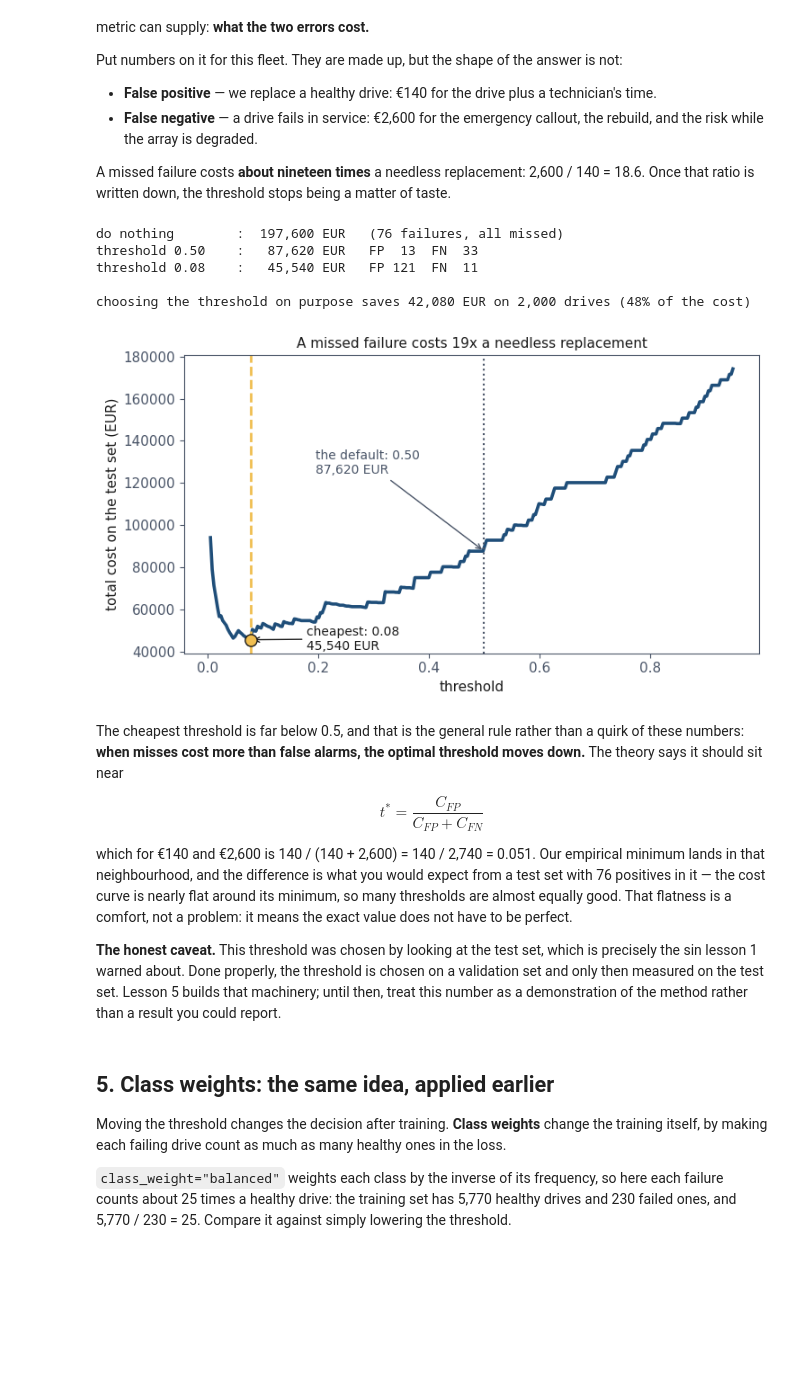
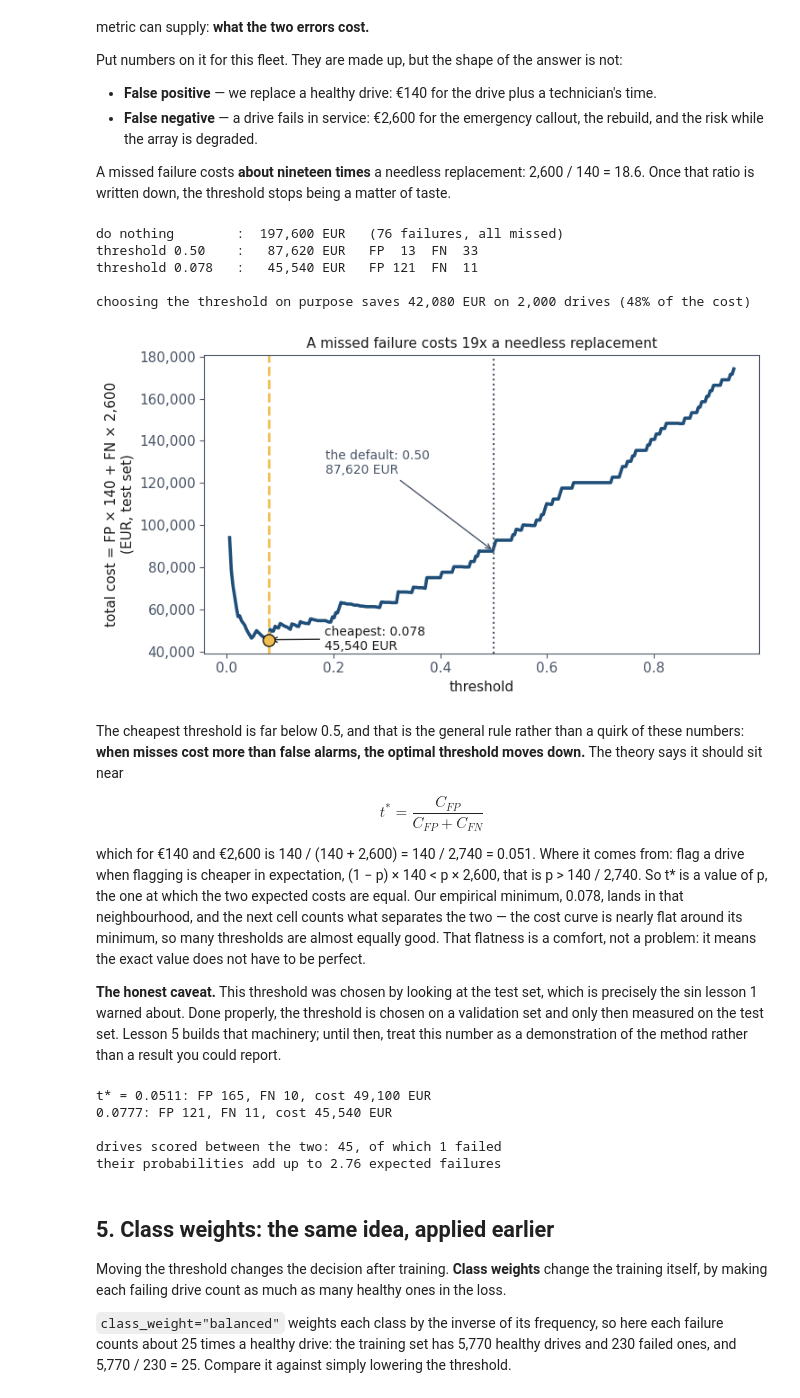
Before and after one commit to fabioantonini/technologies-for-artificial-intelligence, a Jupyter notebook: Lessons/04_classification_and_metrics/Notebooks/03_roc_thresholds_and_imbalance.ipynb, the cells around one changed output. Drawn from its saved outputs; the diff is of its cells as text; code cells hidden in the pictures; blank space fills up the shorter version.

```diff
--- a/Lessons/04_classification_and_metrics/Notebooks/03_roc_thresholds_and_imbalance.ipynb
+++ b/Lessons/04_classification_and_metrics/Notebooks/03_roc_thresholds_and_imbalance.ipynb
@@ -310,14 +310,19 @@ for target_rate in (0.038, 0.010, 0.004):
     labels, scores = fleet_at_rate(target_rate)
     flagged = (scores >= 0.5).astype(int)
     rows.append({
+        "drives": len(labels),
         "positive rate": labels.mean(),
         "failures": int(labels.sum()),
+        "TP @0.5": int(flagged[labels == 1].sum()),
+        "FP @0.5": int(flagged[labels == 0].sum()),
         "AUC": roc_auc_score(labels, scores),
         "avg precision": average_precision_score(labels, scores),
         "precision @0.5": precision_score(labels, flagged, zero_division=0),
         "recall @0.5": recall_score(labels, flagged),
     })
 
+print(f"generated {len(y_big):,} drives; every one of the {len(healthy_index):,} "
+      "healthy drives is kept, only failures are thinned\n")
 print(pd.DataFrame(rows).to_string(index=False,
                                    float_format=lambda v: f"{v:.4f}"))
 # %% [output]
@@ -365,7 +382,7 @@ for target_rate, colour in ((0.038, BLUE), (0.010, TEAL), (0.004, RUST)):
 
     p, r, _ = precision_recall_curve(labels, scores)
     axes[1].plot(r, p, lw=2.4, color=colour,
-                 label=f"{labels.mean():.1%} positive, AP {average_precision_score(labels, scores):.3f}")
+                 label=f"{labels.mean():.1%} positive, average precision (AP) {average_precision_score(labels, scores):.3f}")
 
 axes[0].plot([0, 1], [0, 1], ls="--", lw=1.4, color=SLATE)
 axes[0].set_xlabel("false positive rate"); axes[0].set_ylabel("true positive rate")
@@ -428,7 +445,7 @@ nothing_cost = int(y_test.sum()) * COST_FALSE_NEGATIVE
 print(f"do nothing        : {nothing_cost:>8,} EUR   "
       f"({int(y_test.sum())} failures, all missed)")
 print(f"threshold 0.50    : {default_cost:>8,} EUR   FP {fp:>3}  FN {fn:>3}")
-print(f"threshold {best_threshold:.2f}    : {total_cost.min():>8,} EUR   "
+print(f"threshold {best_threshold:.3f}   : {total_cost.min():>8,} EUR   "
       f"FP {fp_b:>3}  FN {fn_b:>3}")
 print(f"\nchoosing the threshold on purpose saves "
       f"{default_cost - total_cost.min():,} EUR on 2,000 drives "
@@ -436,34 +453,35 @@ print(f"\nchoosing the threshold on purpose saves "
 # %% [output]
 do nothing        :  197,600 EUR   (76 failures, all missed)
 threshold 0.50    :   87,620 EUR   FP  13  FN  33
-threshold 0.08    :   45,540 EUR   FP 121  FN  11
+threshold 0.078   :   45,540 EUR   FP 121  FN  11
 
 choosing the threshold on purpose saves 42,080 EUR on 2,000 drives (48% of the cost)
 # %%
 fig, ax = plt.subplots(figsize=(7.6, 4.3))
 ax.plot(grid, total_cost, lw=2.6, color=BLUE)
 ax.axvline(best_threshold, color=GOLD, ls="--", lw=2)
 ax.axvline(0.5, color=SLATE, ls=":", lw=1.5)
 ax.scatter([best_threshold], [total_cost.min()], s=90, color=GOLD,
            edgecolor=INK, zorder=5)
-ax.annotate(f"cheapest: {best_threshold:.2f}\n{total_cost.min():,} EUR",
+ax.annotate(f"cheapest: {best_threshold:.3f}\n{total_cost.min():,} EUR",
             (best_threshold, total_cost.min()), textcoords="offset points",
             xytext=(45, -8), fontsize=10,
             arrowprops=dict(arrowstyle="->", color=INK))
 ax.annotate(f"the default: 0.50\n{default_cost:,} EUR", (0.5, default_cost),
             textcoords="offset points", xytext=(-135, 62), fontsize=10,
             color=SLATE, arrowprops=dict(arrowstyle="->", color=SLATE))
 ax.set_xlabel("threshold")
-ax.set_ylabel("total cost on the test set (EUR)")
+ax.set_ylabel("total cost = FP × 140 + FN × 2,600\n(EUR, test set)")
+ax.yaxis.set_major_formatter(plt.FuncFormatter(lambda v, _: f"{v:,.0f}"))
 ax.set_title(f"A missed failure costs "
              f"{COST_FALSE_NEGATIVE / COST_FALSE_POSITIVE:.0f}x a needless "
              f"replacement", fontsize=11)
 fig.tight_layout()
 fig.savefig(FIGURES / "cost_curve.png", dpi=150, bbox_inches="tight",
             facecolor="white")
 plt.show()
 # %% [output]
-[figure, old version]
+[figure, new version]
 # %% [markdown]
 The cheapest threshold is far below 0.5, and that is the general rule rather
 than a quirk of these numbers: **when misses cost more than false alarms, the
@@ -471,10 +489,13 @@ optimal threshold moves down.** The theory says it should sit near
 
 $$t^* = \frac{C_{FP}}{C_{FP} + C_{FN}}$$
 
-which for €140 and €2,600 is 140 / (140 + 2,600) = 140 / 2,740 = 0.051. Our empirical minimum lands in that
-neighbourhood, and the difference is what you would expect from a test set with
-76 positives in it — the cost curve is nearly flat around its minimum, so many
-thresholds are almost equally good. That flatness is a comfort, not a problem:
+which for €140 and €2,600 is 140 / (140 + 2,600) = 140 / 2,740 = 0.051. Where
+it comes from: flag a drive when flagging is cheaper in expectation,
+(1 − p) × 140 < p × 2,600, that is p > 140 / 2,740. So t* is a value of p, the one
+at which the two expected costs are equal. Our empirical minimum, 0.078, lands
+in that neighbourhood, and the next cell counts what separates the two — the
+cost curve is nearly flat around its minimum, so many thresholds are almost
+equally good. That flatness is a comfort, not a problem:
 it means the exact value does not have to be perfect.
 
 **The honest caveat.** This threshold was chosen by looking at the test set,
@@ -482,6 +503,25 @@ which is precisely the sin lesson 1 warned about. Done properly, the threshold
 is chosen on a validation set and only then measured on the test set. Lesson 5
 builds that machinery; until then, treat this number as a demonstration of the
 method rather than a result you could report.
+# %%
+# What separates t* from the empirical minimum: the drives scored between them.
+t_star = COST_FALSE_POSITIVE / (COST_FALSE_POSITIVE + COST_FALSE_NEGATIVE)
+star_flagged = (probability >= t_star).astype(int)
+tn_s, fp_s, fn_s, tp_s = confusion_matrix(y_test, star_flagged).ravel()
+print(f"t* = {t_star:.4f}: FP {fp_s}, FN {fn_s}, cost "
+      f"{fp_s * COST_FALSE_POSITIVE + fn_s * COST_FALSE_NEGATIVE:,} EUR")
+print(f"{best_threshold:.4f}: FP {fp_b}, FN {fn_b}, cost {total_cost.min():,} EUR\n")
+
+between = (probability >= t_star) & (probability < best_threshold)
+failed_between = int(y_test.to_numpy()[between].sum())
+print(f"drives scored between the two: {between.sum()}, of which {failed_between} failed")
+print(f"their probabilities add up to {probability[between].sum():.2f} expected failures")
+# %% [output]
+t* = 0.0511: FP 165, FN 10, cost 49,100 EUR
+0.0777: FP 121, FN 11, cost 45,540 EUR
+
+drives scored between the two: 45, of which 1 failed
+their probabilities add up to 2.76 expected failures
 # %% [markdown]
 ## 5. Class weights: the same idea, applied earlier
 
```
Also changed, not shown: parts of 11 cells of this notebook, 19 other files.
